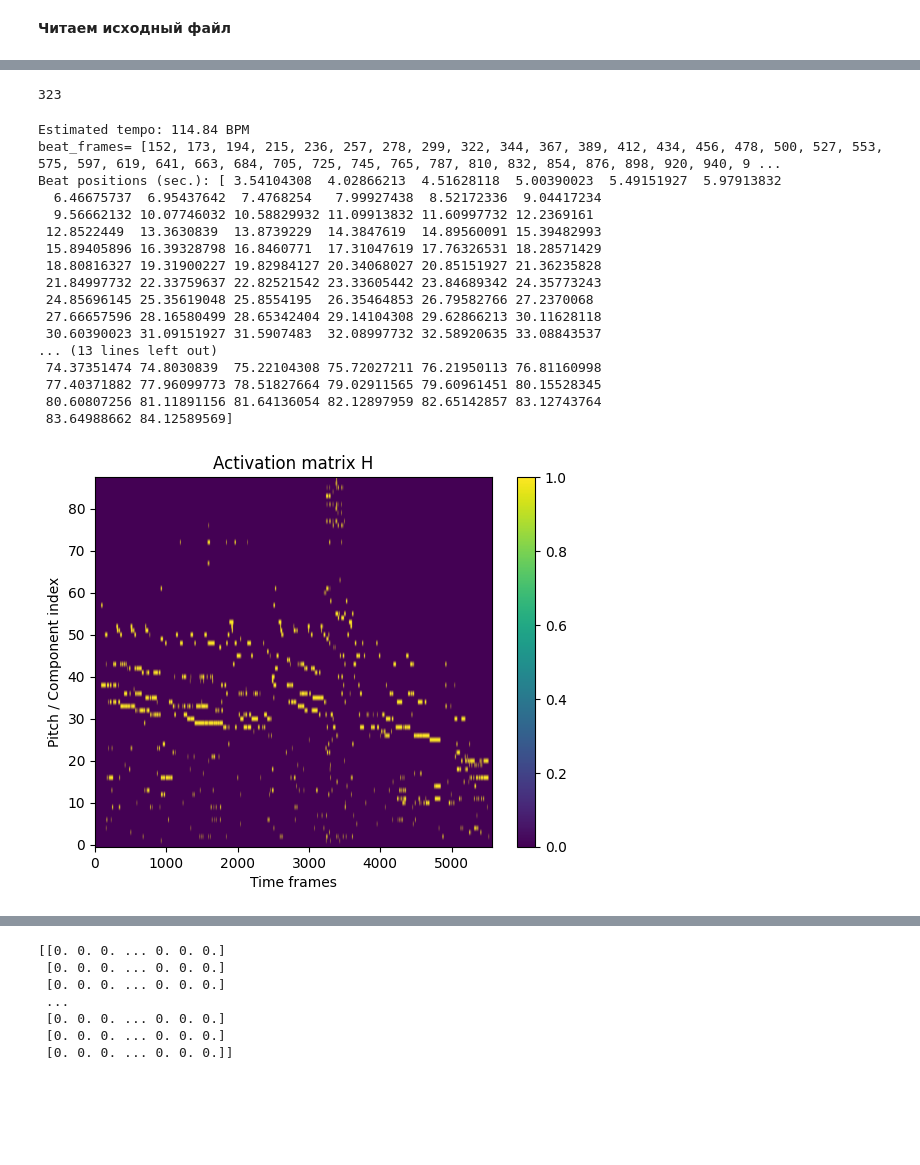
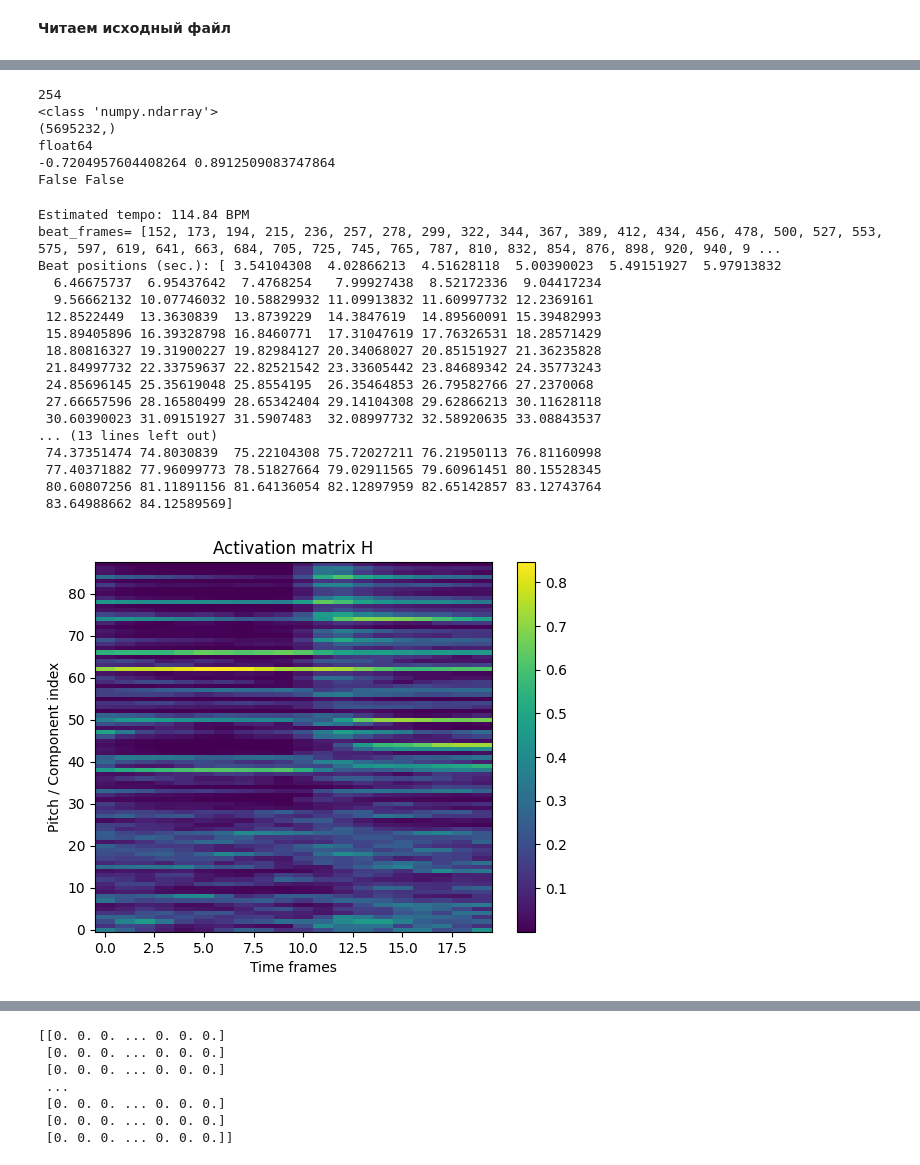
Before and after one commit to bierml/NMFforAMT, a Jupyter notebook: Experimental/Music_Transcribing[NMF].ipynb, the cells around one changed output, grey strips where cells are left out. Cells and saved outputs as stored; diff of their text form; code cells hidden in the pictures; blank space fills up the shorter version.

```diff
--- a/Experimental/Music_Transcribing[NMF].ipynb
+++ b/Experimental/Music_Transcribing[NMF].ipynb
@@ -207,7 +148,17 @@ int32
-# %%
-print(len(res))
-# %% [output]
-323
+# %%
+print(len(res))
+print(type(x))
+print(x.shape)
+print(x.dtype)
+print(np.min(x), np.max(x))
+print(np.isnan(x).any(), np.isinf(x).any())
+# %% [output]
+254
+<class 'numpy.ndarray'>
+(5695232,)
+float64
+-0.7204957604408264 0.8912509083747864
+False False
 # %%
 from scipy.ndimage import label
 from scipy.ndimage import gaussian_filter1d
@@ -231,6 +182,14 @@ def norm_dynamic_range(H):
 def top_k_indices(v, k):
     v = np.asarray(v).ravel()      # ensure 1D ndarray
     return np.argpartition(v, -k)[-k:]
+def transcribe_frame(fr,thr=0.1,pol=9):
+  peaks = top_k_indices(fr,20)
+  notes = []
+  for p in peaks:
+    a = [p+12,p+19,p+24,p+28,p+31,p+34,p+36]
+    notes.add((p,len(a & peaks)))
+
+  sorted(list_of_tuples, key=lambda x: x[1])
 def note_tracking(H_new,onsets,pol=6):
   H_n = H_new.copy()
   H_r = np.zeros(H_new.shape)
@@ -252,7 +211,7 @@ def note_tracking_m(H,th=1.25):
 def track_notes(H):
   H_copy = np.zeros(H.shape)
   for i in range(H.shape[1]):
-    indicies = np.where(H[:,i] > 0.553)
+    indicies = np.where(H[:,i] > 0.56)
     H_copy[indicies,i] = 1
   return H_copy
 def matrix_filter(H):
@@ -312,62 +271,62 @@ def enforce_min_duration(B, min_len=5):
     return B
 
 
+def eval_hqt(H, q, t, delta=0.05):
+    acc = 0.0
+    count = 0
+    for j in range(-10, 11):
+        if 0 <= t + j < H.shape[1]:
+            acc += H[q, t + j]
+            count += 1
+    return acc / count + delta
 
-H_v = np.log(1+100*H_new)
-H_w = H_v.copy()
-H_w = note_tracking_m(H_w)
+def rowwise_norm(H, eps=1e-8):
+    Hn = H.copy()
+    for q in range(H.shape[0]):
+        m = np.max(Hn[q])
+        if m > eps:
+            Hn[q] /= m
+    return Hn
 
-H_v = np.asarray(H_v)
-H_v = H_v / (H_v.max(axis=1, keepdims=True) + 1e-8)
-H_v = note_tracking(H_v,res)
-
-#print(H_f.shape)
-#H_v = np.asarray(H_v)
-#H_v = H_v / (H_v.max(axis=1, keepdims=True) + 1e-8)
-#print(H_v.shape)
-#H_v = np.asarray(H_v)
-#H_v = note_tracking_paper_style(H_v)
-H_v[0,:] = 0 #rough zero-ing A0 is the simplest way to approach NMF artefacts in low pitches
-H_w[0,:] = 0 #rough zero-ing A0 is the simplest way to approach NMF artefacts in low pitches
-H_f = finalize_transcription(H_v,H_w,res)
-H_f = enforce_min_duration(H_f)
-Y = norm_dynamic_range(H_new)
+#Y = norm_dynamic_range(H_new)
+Y = rowwise_norm(H_new)
 Y = matrix_filter(Y)
-Y = track_notes(Y)
-Y = enforce_min_duration(Y)
-Y[0,:] = 0
+#Y = binarize_matrix(Y)
+#Y = track_notes(Y)
+#Y = enforce_min_duration(Y)
+#Y[0,:] = 0
 #H_v = np.asarray(H_v)
 #H_v = beat_sync_H(H_v,beat_frames)
 #print(res)
 
 #H_v = generate_transcription(H_v,res)
 #H_v = enforce_min_duration(H_v)
 
 import matplotlib.pyplot as plt
 plt.figure()
 #plt.imshow(H_v, aspect='auto', origin='lower')
-plt.imshow(Y, aspect='auto', origin='lower')
+plt.imshow(Y[:,140:160], aspect='auto', origin='lower')
 plt.colorbar()
 plt.title("Activation matrix H")
 plt.xlabel("Time frames")
 plt.ylabel("Pitch / Component index")
 plt.show()
 # %% [output]
 Estimated tempo: 114.84 BPM
 beat_frames= [152, 173, 194, 215, 236, 257, 278, 299, 322, 344, 367, 389, 412, 434, 456, 478, 500, 527, 553, 575, 597, 619, 641, 663, 684, 705, 725, 745, 765, 787, 810, 832, 854, 876, 898, 920, 940, 9 ...
 Beat positions (sec.): [ 3.54104308  4.02866213  4.51628118  5.00390023  5.49151927  5.97913832
   6.46675737  6.95437642  7.4768254   7.99927438  8.52172336  9.04417234
   9.56662132 10.07746032 10.58829932 11.09913832 11.60997732 12.2369161
  12.8522449  13.3630839  13.8739229  14.3847619  14.89560091 15.39482993
  15.89405896 16.39328798 16.8460771  17.31047619 17.76326531 18.28571429
  18.80816327 19.31900227 19.82984127 20.34068027 20.85151927 21.36235828
  21.84997732 22.33759637 22.82521542 23.33605442 23.84689342 24.35773243
  24.85696145 25.35619048 25.8554195  26.35464853 26.79582766 27.2370068
  27.66657596 28.16580499 28.65342404 29.14104308 29.62866213 30.11628118
  30.60390023 31.09151927 31.5907483  32.08997732 32.58920635 33.08843537
 ... (13 lines left out)
  74.37351474 74.8030839  75.22104308 75.72027211 76.21950113 76.81160998
  77.40371882 77.96099773 78.51827664 79.02911565 79.60961451 80.15528345
  80.60807256 81.11891156 81.64136054 82.12897959 82.65142857 83.12743764
  83.64988662 84.12589569]
-[figure, old version]
+[figure, new version]
```
Also changed, not shown: parts of 6 cells of this notebook, 1 other file.
